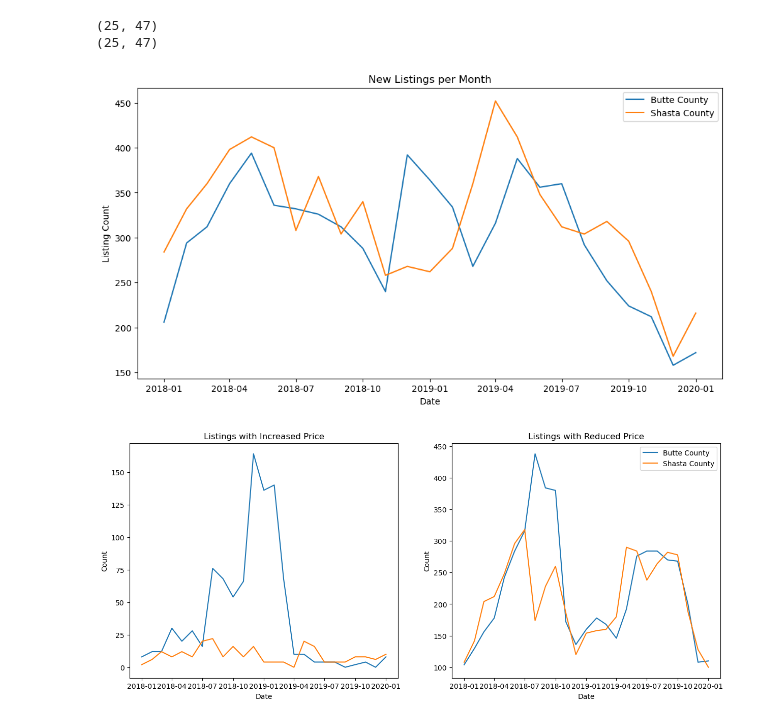
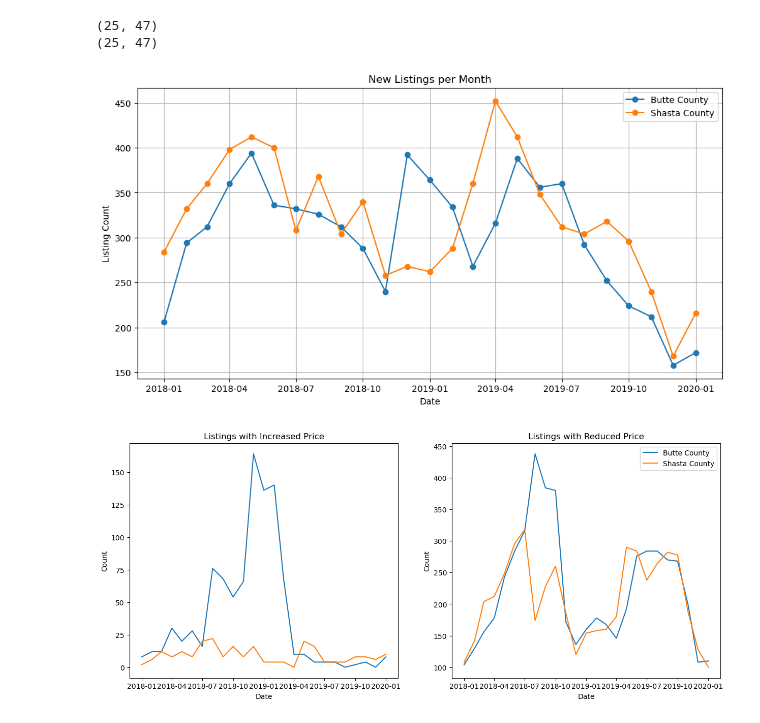
Before and after one commit to shuseiyokoi/california-wildfire-economic-recovery, a Jupyter notebook: src/housing_visualizations.ipynb, the cells around one changed output. Cells and saved outputs as stored; diff of their text form; code cells hidden in the pictures.

Commit message:
data links and minor graph edits

```diff
--- a/src/housing_visualizations.ipynb
+++ b/src/housing_visualizations.ipynb
@@ -129,15 +133,16 @@ print(butte_filtered.shape)
 # %%
 # plotting new listings per month for both counties
 plt.figure(figsize=(12, 6))
-plt.plot('month', 'new_listing_count', data=butte_filtered, label='Butte County')
-plt.plot('month', 'new_listing_count', data=shasta_filtered, label='Shasta County')
+plt.plot('month', 'new_listing_count', data=butte_filtered, label='Butte County', marker='o')
+plt.plot('month', 'new_listing_count', data=shasta_filtered, label='Shasta County', marker='o')
 plt.title('New Listings per Month')
 plt.xlabel('Date')
 plt.ylabel('Listing Count')
+plt.grid(True)
 plt.legend()
 plt.show()
 # %% [output]
-[figure, old version]
+[figure, new version]
 # %%
 fig, (ax1, ax2) = plt.subplots(1,2, figsize=(15,6))
 ax1.plot('month', 'price_increased_count', data=butte_filtered, label='Butte County')
```
Also changed, not shown: parts of 3 cells of this notebook.
